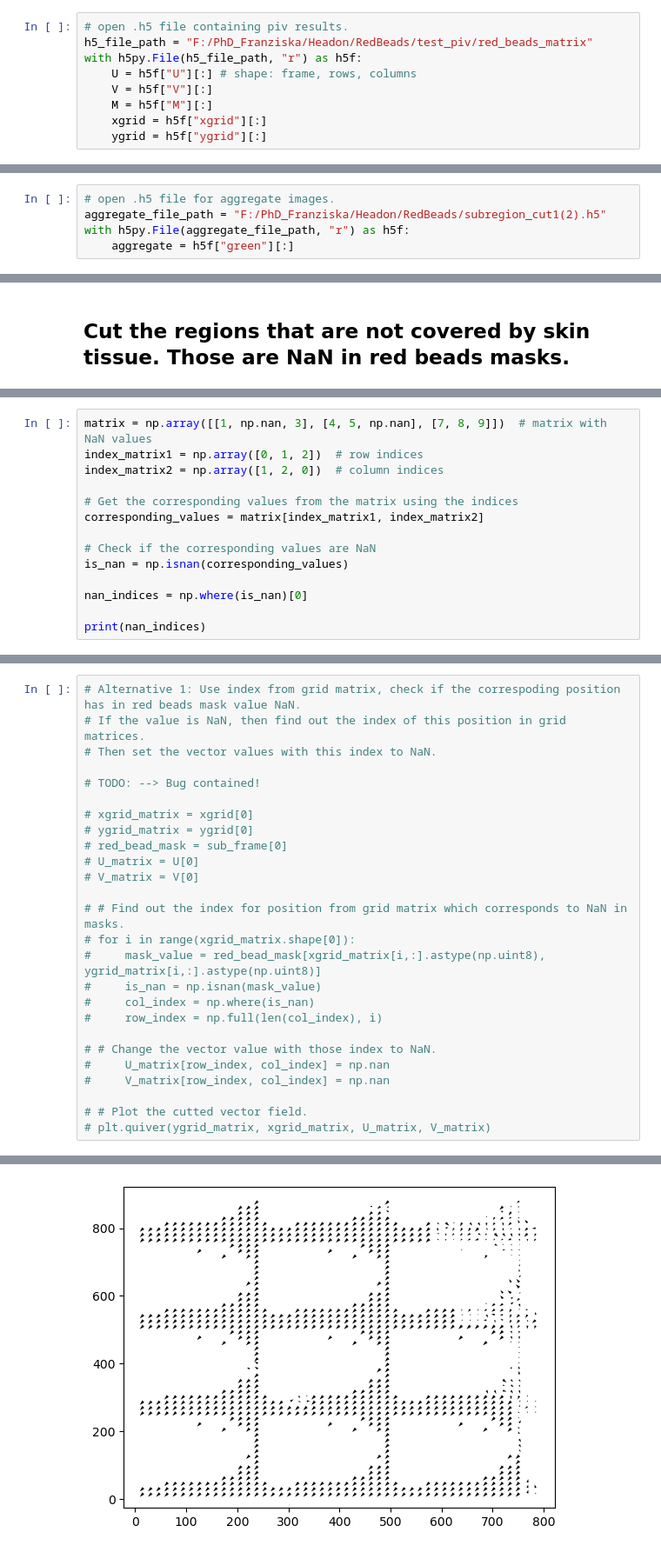
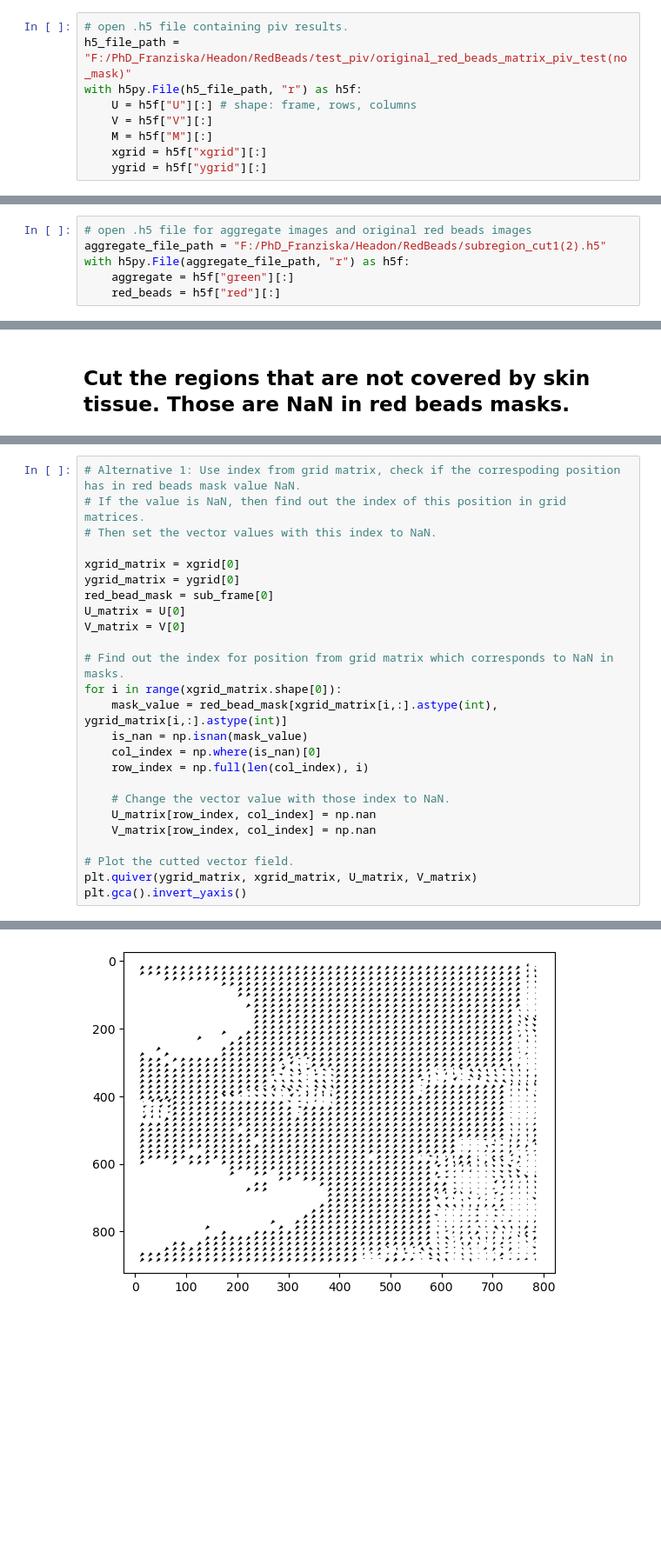
Before and after one commit to rzhou-space/PIV_analysis_headon_data, a Jupyter notebook: RedBeads/PIV_postprocessing.ipynb, the cells around one changed output, grey strips where cells are left out. Shown at 87% size. Drawn from its saved outputs; the diff is of its cells as text; blank space fills up the shorter version.

```diff
--- a/RedBeads/PIV_postprocessing.ipynb
+++ b/RedBeads/PIV_postprocessing.ipynb
@@ -6,7 +7,7 @@ import numpy as np
 ## Input of PIV results, red beads masks and aggregate images
 # %%
 # open .h5 file containing piv results.
-h5_file_path = "F:/PhD_Franziska/Headon/RedBeads/test_piv/red_beads_matrix"
+h5_file_path = "F:/PhD_Franziska/Headon/RedBeads/test_piv/original_red_beads_matrix_piv_test(no_mask)"
 with h5py.File(h5_file_path, "r") as h5f:
     U = h5f["U"][:] # shape: frame, rows, columns
     V = h5f["V"][:]
@@ -21,8 +22,9 @@ with h5py.File(red_beads_file_path, "r") as h5f:
 # %%
-# open .h5 file for aggregate images.
+# open .h5 file for aggregate images and original red beads images
 aggregate_file_path = "F:/PhD_Franziska/Headon/RedBeads/subregion_cut1(2).h5"
 with h5py.File(aggregate_file_path, "r") as h5f:
     aggregate = h5f["green"][:]
+    red_beads = h5f["red"][:]
 # %%
 sub_frame = red_beads[99:130]
 sub_frame_aggregate = aggregate[99:130]
@@ -69,14 +90,0 @@ array([[ 16.,  32.,  48., ..., 752., 768., 784.],
-# %%
-matrix = np.array([[1, np.nan, 3], [4, 5, np.nan], [7, 8, 9]])  # matrix with NaN values
-index_matrix1 = np.array([0, 1, 2])  # row indices
-index_matrix2 = np.array([1, 2, 0])  # column indices
-
-# Get the corresponding values from the matrix using the indices
-corresponding_values = matrix[index_matrix1, index_matrix2]
-
-# Check if the corresponding values are NaN
-is_nan = np.isnan(corresponding_values)
-
-nan_indices = np.where(is_nan)[0]
-
-print(nan_indices)
@@ -87,25 +93,24 @@ print(nan_indices)
 # If the value is NaN, then find out the index of this position in grid matrices.
 # Then set the vector values with this index to NaN.
 
-# TODO: --> Bug contained!
+xgrid_matrix = xgrid[0]
+ygrid_matrix = ygrid[0]
+red_bead_mask = sub_frame[0]
+U_matrix = U[0]
+V_matrix = V[0]
 
-# xgrid_matrix = xgrid[0]
-# ygrid_matrix = ygrid[0]
-# red_bead_mask = sub_frame[0]
-# U_matrix = U[0]
-# V_matrix = V[0]
+# Find out the index for position from grid matrix which corresponds to NaN in masks.
+for i in range(xgrid_matrix.shape[0]):
+    mask_value = red_bead_mask[xgrid_matrix[i,:].astype(int), ygrid_matrix[i,:].astype(int)]
+    is_nan = np.isnan(mask_value)
+    col_index = np.where(is_nan)[0]
+    row_index = np.full(len(col_index), i)
 
-# # Find out the index for position from grid matrix which corresponds to NaN in masks.
-# for i in range(xgrid_matrix.shape[0]):
-#     mask_value = red_bead_mask[xgrid_matrix[i,:].astype(np.uint8), ygrid_matrix[i,:].astype(np.uint8)]
-#     is_nan = np.isnan(mask_value)
-#     col_index = np.where(is_nan)
-#     row_index = np.full(len(col_index), i)
+    # Change the vector value with those index to NaN.
+    U_matrix[row_index, col_index] = np.nan
+    V_matrix[row_index, col_index] = np.nan
 
-# # Change the vector value with those index to NaN.
-#     U_matrix[row_index, col_index] = np.nan
-#     V_matrix[row_index, col_index] = np.nan
-
-# # Plot the cutted vector field.
-# plt.quiver(ygrid_matrix, xgrid_matrix, U_matrix, V_matrix)
+# Plot the cutted vector field.
+plt.quiver(ygrid_matrix, xgrid_matrix, U_matrix, V_matrix)
+plt.gca().invert_yaxis()
 # %% [output]
@@ -113 +117 @@ print(nan_indices)
-[figure, old version]
+[figure, new version]
```
Also changed, not shown: parts of 17 cells of this notebook, 1 other file.
